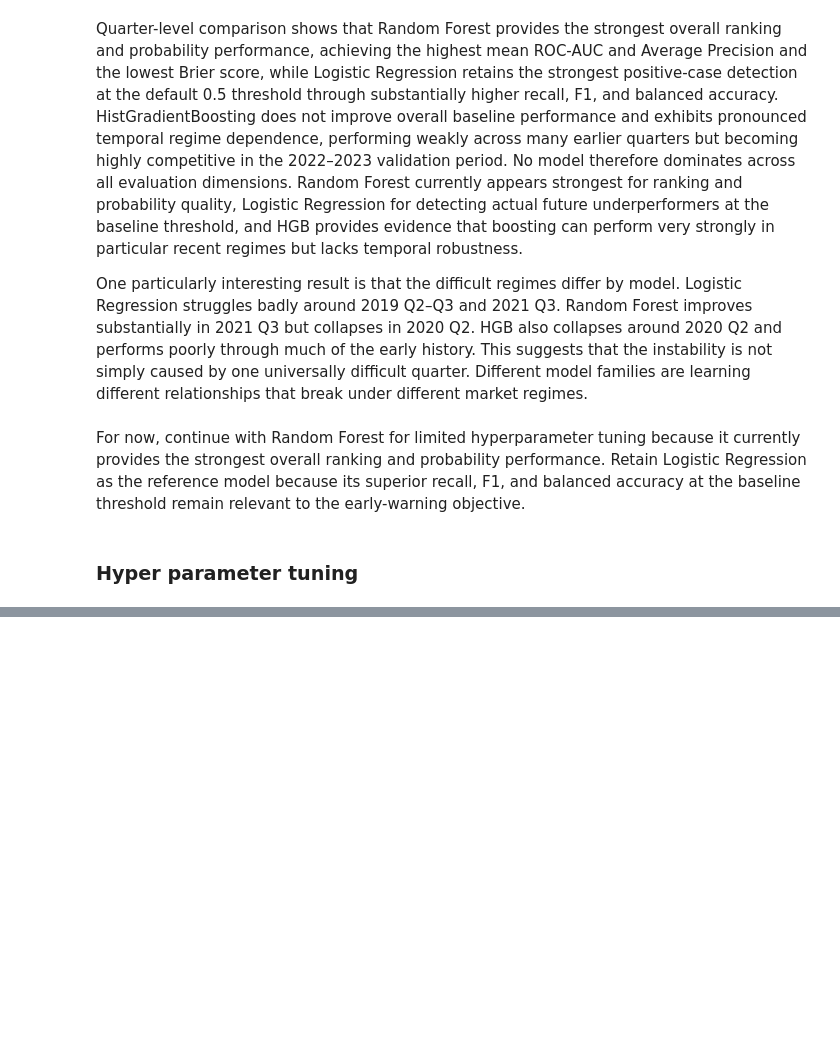
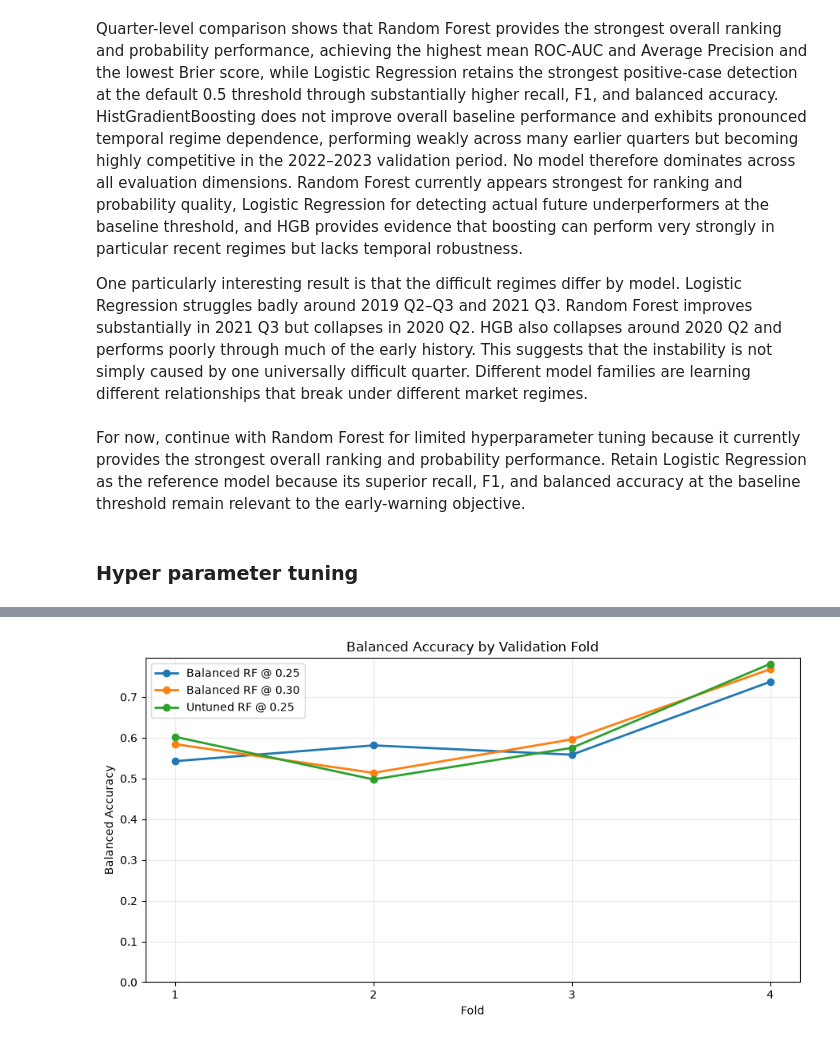
Before and after one commit to terra9/superannuation-performance-early-warning, a Jupyter notebook: notebooks/baseline_modelling.ipynb, the cells around one changed output, grey strips where cells are left out. Saved outputs shown, nothing was run; the diff lists cells and outputs as text; code cells hidden in the pictures; blank space fills up the shorter version.

```diff
--- a/notebooks/baseline_modelling.ipynb
+++ b/notebooks/baseline_modelling.ipynb
@@ -4169,0 +5324,18 @@ For now, continue with Random Forest for limited hyperparameter tuning because i
+# %%
+# Define the three RF model-threshold combinations to compare.
+rf_operating_points = {
+    "Balanced RF @ 0.25": {
+        "oof": rf_balanced_oof_predictions,
+        "threshold": 0.25,
+    },
+
+    "Balanced RF @ 0.30": {
+        "oof": rf_balanced_oof_predictions,
+        "threshold": 0.30,
+    },
+
+    "Untuned RF @ 0.25": {
+        "oof": rf_oof_predictions,
+        "threshold": 0.25,
+    },
+}
@@ -4169,0 +5541,77 @@ For now, continue with Random Forest for limited hyperparameter tuning because i
+# %%
+import matplotlib.pyplot as plt
+
+
+# Plot the main threshold-dependent metrics across folds.
+fold_plot_metrics = [
+    "balanced_accuracy",
+    "precision",
+    "recall",
+    "f1",
+    "predicted_positive_rate",
+]
+
+
+for metric in fold_plot_metrics:
+
+    fig, ax = plt.subplots(
+        figsize=(9, 5)
+    )
+
+    for model_name in (
+        rf_operating_points.keys()
+    ):
+
+        plot_data = (
+            rf_selected_fold_results[
+                rf_selected_fold_results[
+                    "model"
+                ].eq(model_name)
+            ]
+            .sort_values("fold")
+        )
+
+        ax.plot(
+            plot_data["fold"],
+            plot_data[metric],
+            marker="o",
+            linewidth=2,
+            label=model_name,
+        )
+
+    ax.set_xlabel(
+        "Fold"
+    )
+
+    ax.set_ylabel(
+        metric.replace(
+            "_",
+            " ",
+        ).title()
+    )
+
+    ax.set_title(
+        (
+            f"{metric.replace('_', ' ').title()} "
+            "by Validation Fold"
+        )
+    )
+
+    ax.set_xticks(
+        [1, 2, 3, 4]
+    )
+
+    ax.set_ylim(
+        bottom=0
+    )
+
+    ax.legend()
+
+    ax.grid(
+        alpha=0.25
+    )
+
+    plt.tight_layout()
+    plt.show()
+# %% [output]
+[figure, added]
```
Also changed, not shown: parts of 33 cells of this notebook.
